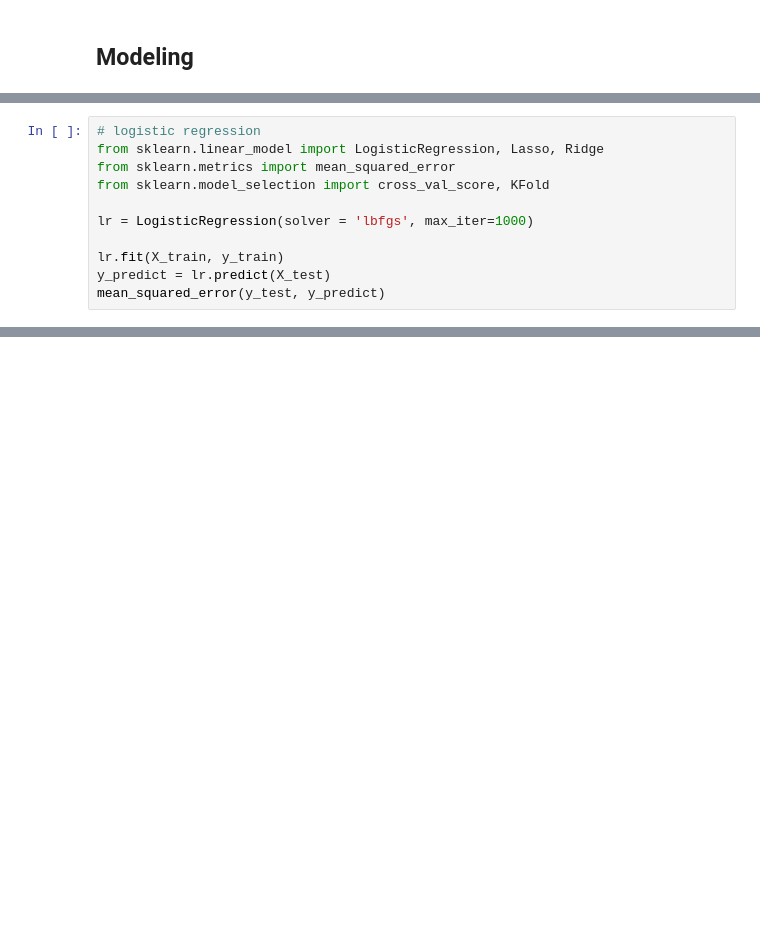
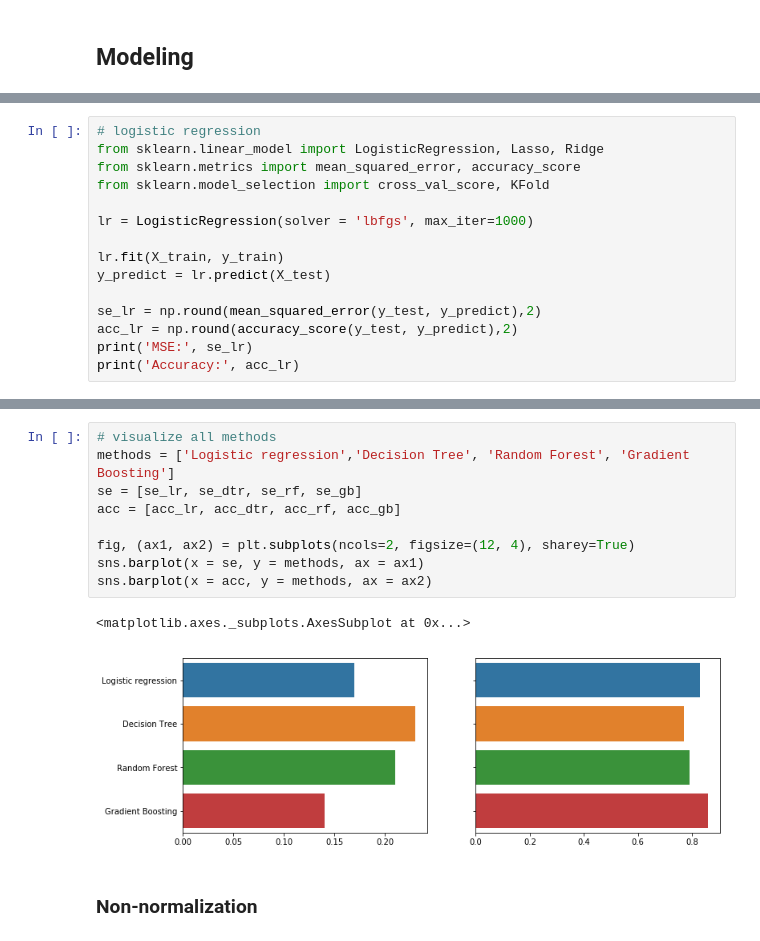
Before and after one commit to HHHuiyu/MRI-and-Alzheimers-BIOF509-FP-, a Jupyter notebook: BIOF509-FP-Huiyu.ipynb, the cells around one changed output, grey strips where cells are left out. Cells and saved outputs as stored; diff of their text form; blank space fills up the shorter version.

```diff
--- a/BIOF509-FP-Huiyu.ipynb
+++ b/BIOF509-FP-Huiyu.ipynb
@@ -293,12 +298,16 @@ X_test.shape, y_test.shape
 # %%
 # logistic regression
 from sklearn.linear_model import LogisticRegression, Lasso, Ridge
-from sklearn.metrics import mean_squared_error
+from sklearn.metrics import mean_squared_error, accuracy_score
 from sklearn.model_selection import cross_val_score, KFold
 
 lr = LogisticRegression(solver = 'lbfgs', max_iter=1000)
 
 lr.fit(X_train, y_train)
 y_predict = lr.predict(X_test)
-mean_squared_error(y_test, y_predict)
+
+se_lr = np.round(mean_squared_error(y_test, y_predict),2)
+acc_lr = np.round(accuracy_score(y_test, y_predict),2)
+print('MSE:', se_lr)
+print('Accuracy:', acc_lr)
 # %% [output]
@@ -388,0 +465,14 @@ mean_squared_error(y_test, y_predict)
+# %%
+# visualize all methods
+methods = ['Logistic regression','Decision Tree', 'Random Forest', 'Gradient Boosting']
+se = [se_lr, se_dtr, se_rf, se_gb]
+acc = [acc_lr, acc_dtr, acc_rf, acc_gb]
+
+fig, (ax1, ax2) = plt.subplots(ncols=2, figsize=(12, 4), sharey=True)
+sns.barplot(x = se, y = methods, ax = ax1)
+sns.barplot(x = acc, y = methods, ax = ax2)
+# %% [output]
+<matplotlib.axes._subplots.AxesSubplot at 0x...>
+[figure, added]
+# %% [markdown]
+### Non-normalization
```
Also changed, not shown: parts of 24 cells of this notebook.
